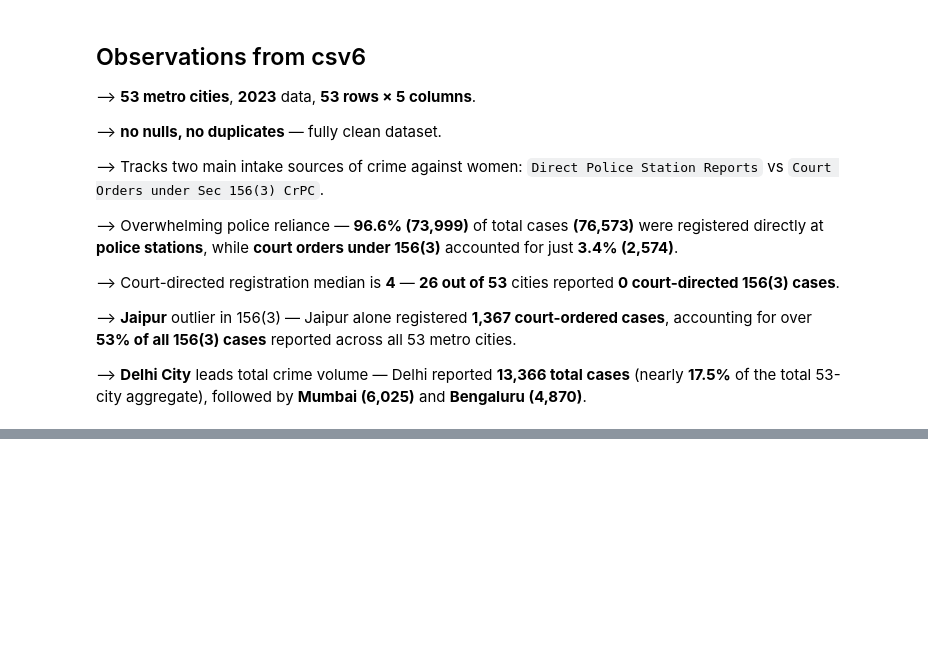
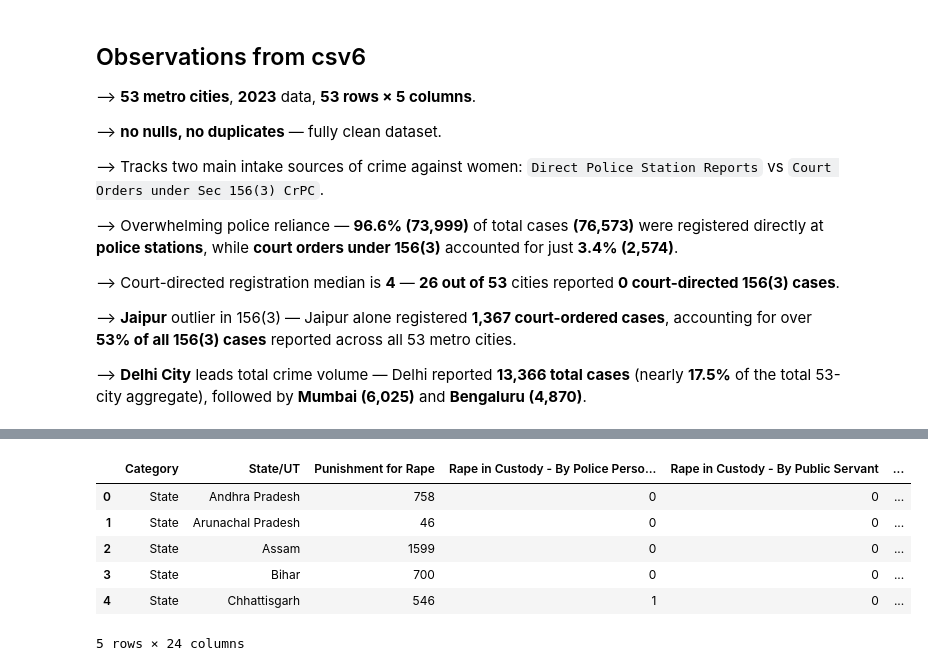
Before and after one commit to bhavya25-ds/The-Committee-Will-Look-Into-It, a Jupyter notebook: 02_Gender_Injustice/01_EDA.ipynb, the cells around one changed output, grey strips where cells are left out. Saved outputs shown, nothing was run; the diff lists cells and outputs as text; code cells hidden in the pictures; blank space fills up the shorter version.

```diff
--- a/02_Gender_Injustice/01_EDA.ipynb
+++ b/02_Gender_Injustice/01_EDA.ipynb
@@ -661,0 +715,13 @@ Saved | shape- (53, 5)
+# %%
+csv7 = csv7.drop(columns=['Rape (Total) '])
+csv7 = csv7.drop(columns=['Rape in Custody- Rape in Custody (Total)'])
+csv7 = csv7.drop(columns=['Rape Other than Custodial (Total)'])
+csv7.head(5)
+# %% [output]
+|  | Category | State/UT | Punishment for Rape | Rape in Custody - By Police Perso... | Rape in Custody - By Public Servant | ... |
+| 0 | State | Andhra Pradesh | 758 | 0 | 0 | ... |
+| 1 | State | Arunachal Pradesh | 46 | 0 | 0 | ... |
+| 2 | State | Assam | 1599 | 0 | 0 | ... |
+| 3 | State | Bihar | 700 | 0 | 0 | ... |
+| 4 | State | Chhattisgarh | 546 | 1 | 0 | ... |
+5 rows × 24 columns
```
Also changed, not shown: parts of 8 cells of this notebook, 1 other file.
